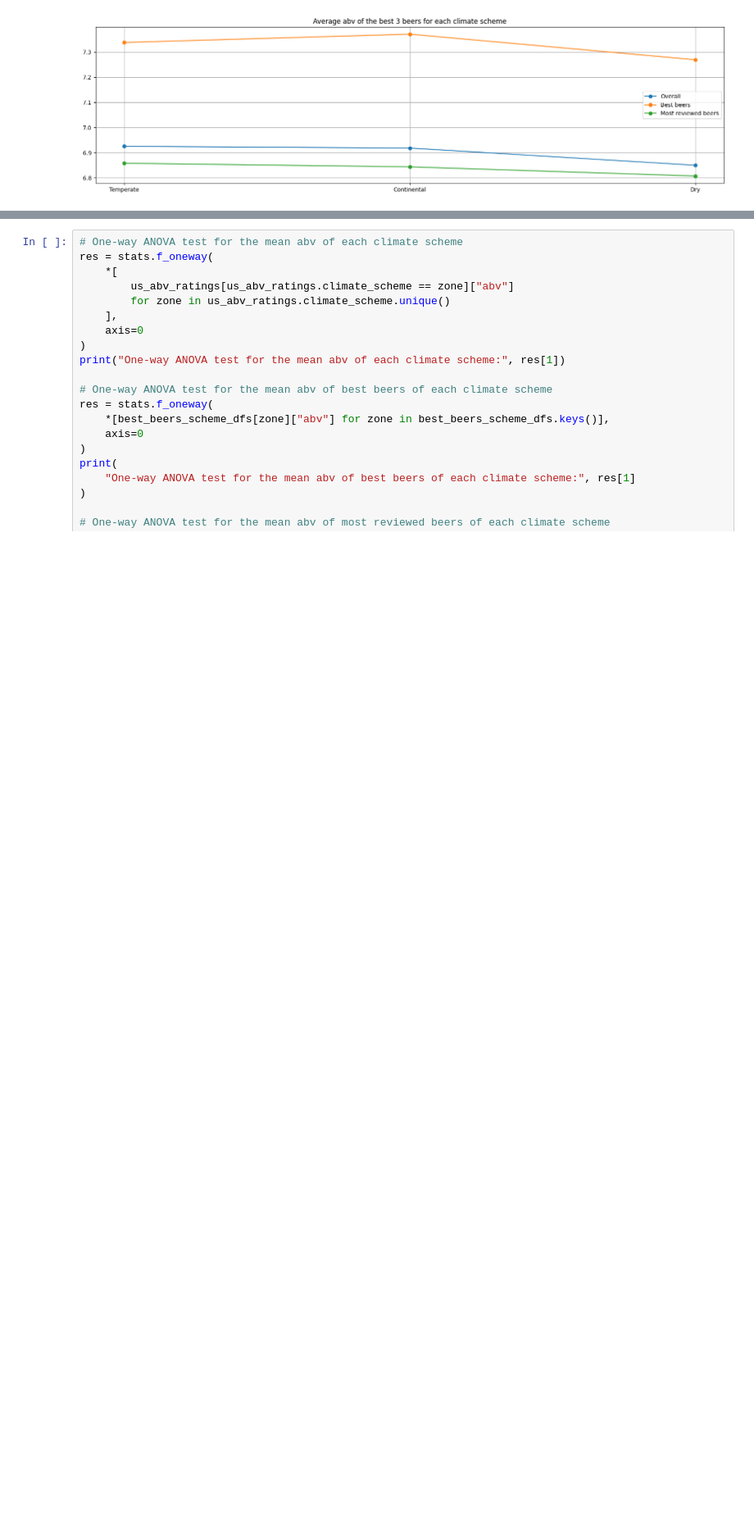
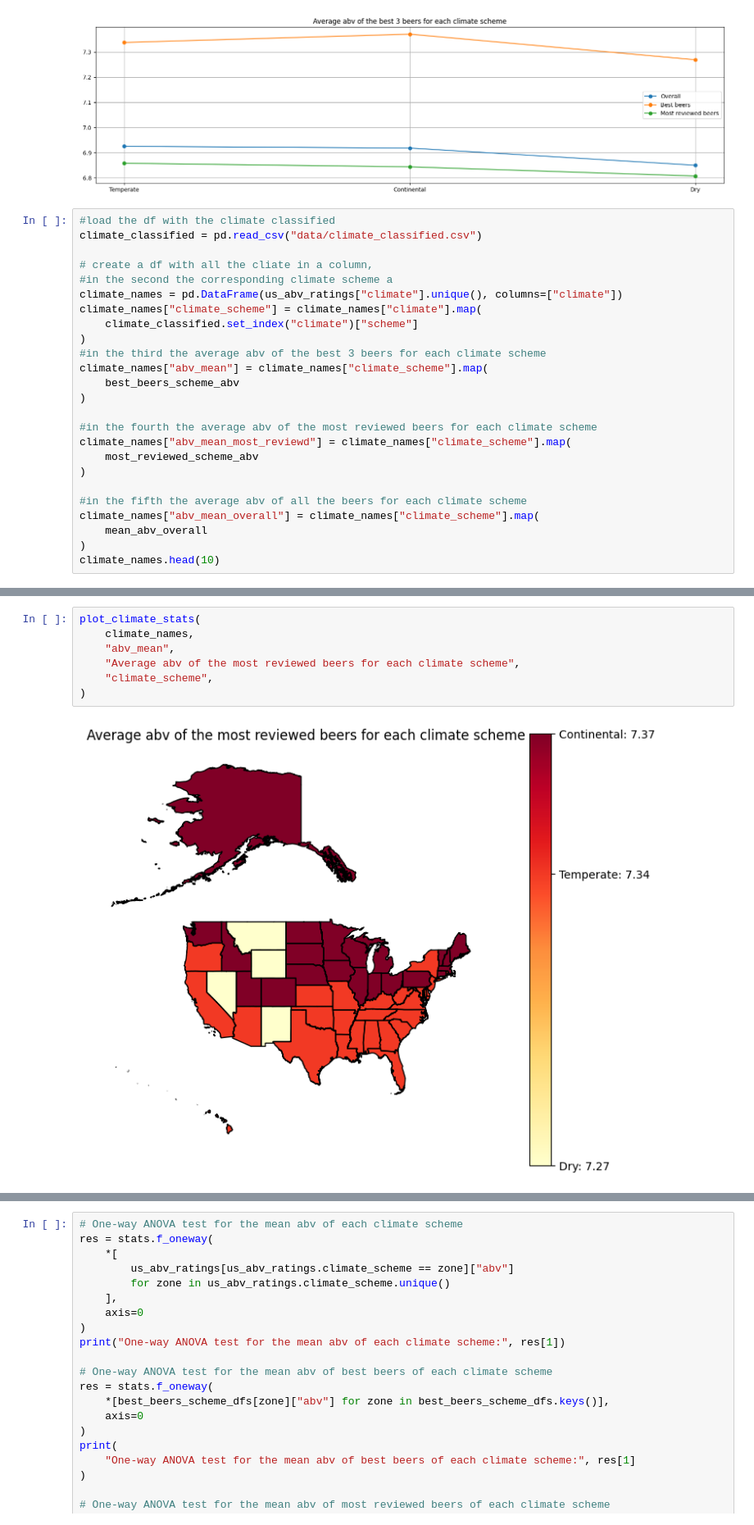
Before and after one commit to epfl-ada/ada-2023-project-riskybiscuits, a Jupyter notebook: abv_and_climate.ipynb, the cells around one changed output, grey strips where cells are left out. Shown at 82% size. Drawn from its saved outputs; the diff is of its cells as text; blank space fills up the shorter version.

```diff
--- a/abv_and_climate.ipynb
+++ b/abv_and_climate.ipynb
@@ -370,3 +455,28 @@ ax.legend()
 plt.show()
 # %% [output]
 [figure]
+# %%
+#load the df with the climate classified
+climate_classified = pd.read_csv("data/climate_classified.csv")
+
+# create a df with all the cliate in a column,
+#in the second the corresponding climate scheme a
+climate_names = pd.DataFrame(us_abv_ratings["climate"].unique(), columns=["climate"])
+climate_names["climate_scheme"] = climate_names["climate"].map(
+    climate_classified.set_index("climate")["scheme"]
+)
+#in the third the average abv of the best 3 beers for each climate scheme
+climate_names["abv_mean"] = climate_names["climate_scheme"].map(
+    best_beers_scheme_abv
+)
+
+#in the fourth the average abv of the most reviewed beers for each climate scheme
+climate_names["abv_mean_most_reviewd"] = climate_names["climate_scheme"].map(
+    most_reviewed_scheme_abv
+)
+
+#in the fifth the average abv of all the beers for each climate scheme
+climate_names["abv_mean_overall"] = climate_names["climate_scheme"].map(
+    mean_abv_overall
+)
+climate_names.head(10)
@@ -372,0 +495,9 @@ plt.show()
+# %%
+plot_climate_stats(
+    climate_names,
+    "abv_mean",
+    "Average abv of the most reviewed beers for each climate scheme",
+    "climate_scheme",
+)
+# %% [output]
+[figure, added]
```
Also changed, not shown: parts of 19 cells of this notebook.
